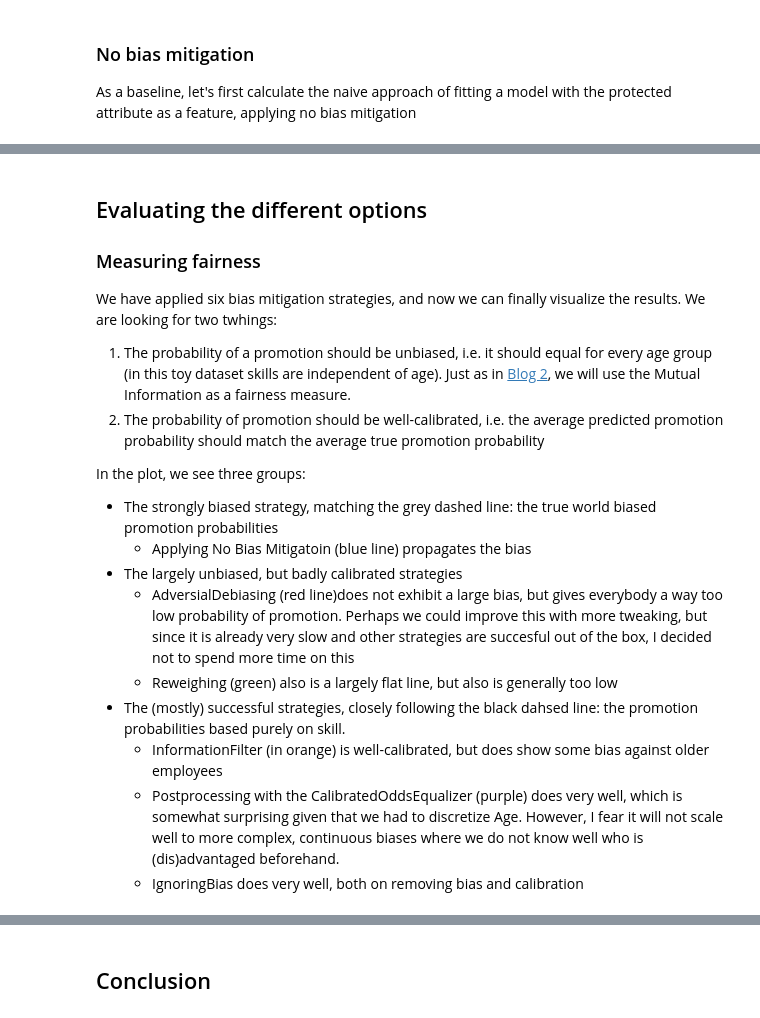
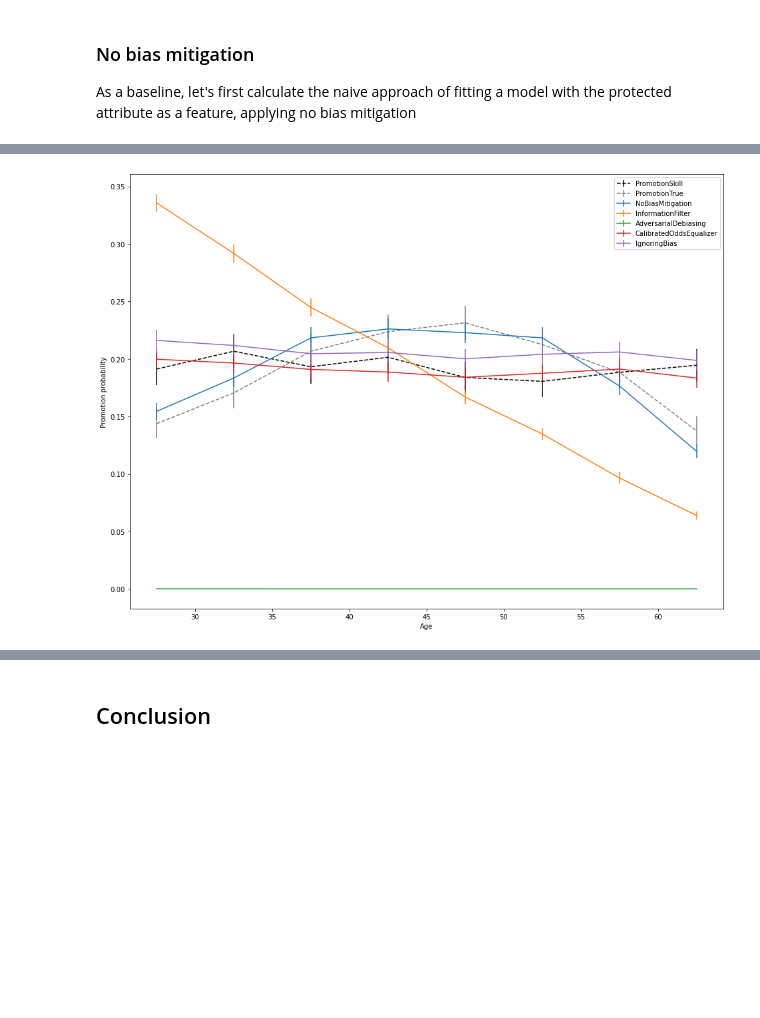
Before and after one commit to SjoerdCor/fairness, a Jupyter notebook: blog/3.IgnoringBiasForClassificationProblems.ipynb, the cells around one changed output, grey strips where cells are left out. Cells and saved outputs as stored; diff of their text form; code cells hidden in the pictures; blank space fills up the shorter version.

```diff
--- a/blog/3.IgnoringBiasForClassificationProblems.ipynb
+++ b/blog/3.IgnoringBiasForClassificationProblems.ipynb
@@ -209,29 +271,13 @@ df_bias = df_predictions.sub(promotion_prob_skill_test, axis=0)
-# %% [markdown]
-## Evaluating the different options
-### Measuring fairness
-We have applied six bias mitigation strategies, and now we can finally visualize the results. We are looking for two twhings:
-1. The probability of a promotion should be unbiased, i.e. it should equal for every age group (in this toy dataset skills are independent of age). Just as in [Blog 2](https://github.com/SjoerdCor/fairness/blob/main/blog/2.DealingWithMoreComplexBiases.ipynb), we will use the Mutual Information as a fairness measure.
-1. The probability of promotion should be well-calibrated, i.e. the average predicted promotion probability should match the average true promotion probability
-
-In the plot, we see three groups:
-
-* The strongly biased strategy, matching the grey dashed line: the true world biased promotion probabilities
-  * Applying No Bias Mitigatoin (blue line) propagates the bias
-* The largely unbiased, but badly calibrated strategies
-  * AdversialDebiasing (red line)does not exhibit a large bias, but gives everybody a way too low probability of promotion. Perhaps we could improve this with more tweaking, but since it is already very slow and other strategies are succesful out of the box, I decided not to spend more time on this
-  * Reweighing (green) also is a largely flat line, but also is generally too low
-* The (mostly) successful strategies, closely following the black dahsed line: the promotion probabilities based purely on skill.
-  * InformationFilter (in orange) is well-calibrated, but does show some bias against older employees
-  * Postprocessing with the CalibratedOddsEqualizer (purple) does very well, which is somewhat surprising given that we had to discretize Age. However, I fear it will not scale well to more complex, continuous biases where we do not know well who is (dis)advantaged beforehand.
-  * IgnoringBias does very well, both on removing bias and calibration
 # %%
 ax = plot_promotion_prob_by_age(y_skill_test, X_test['Age'], figsize=(16, 12), ls='--', c='k')
 plot_promotion_prob_by_age(y_test, X_test['Age'], ax=ax, ls='--', c='grey')
 
 for col in df_predictions:
     plot_promotion_prob_by_age(df_predictions[col], X_test['Age'], ax=ax)
 
-ax.set_ylabel('')
+ax.set_ylabel('Promotion probability')
 plt.show()
+# %% [output]
+[figure, added]
 # %%
 %%time
```
Also changed, not shown: parts of 38 cells of this notebook, 1 other file.
